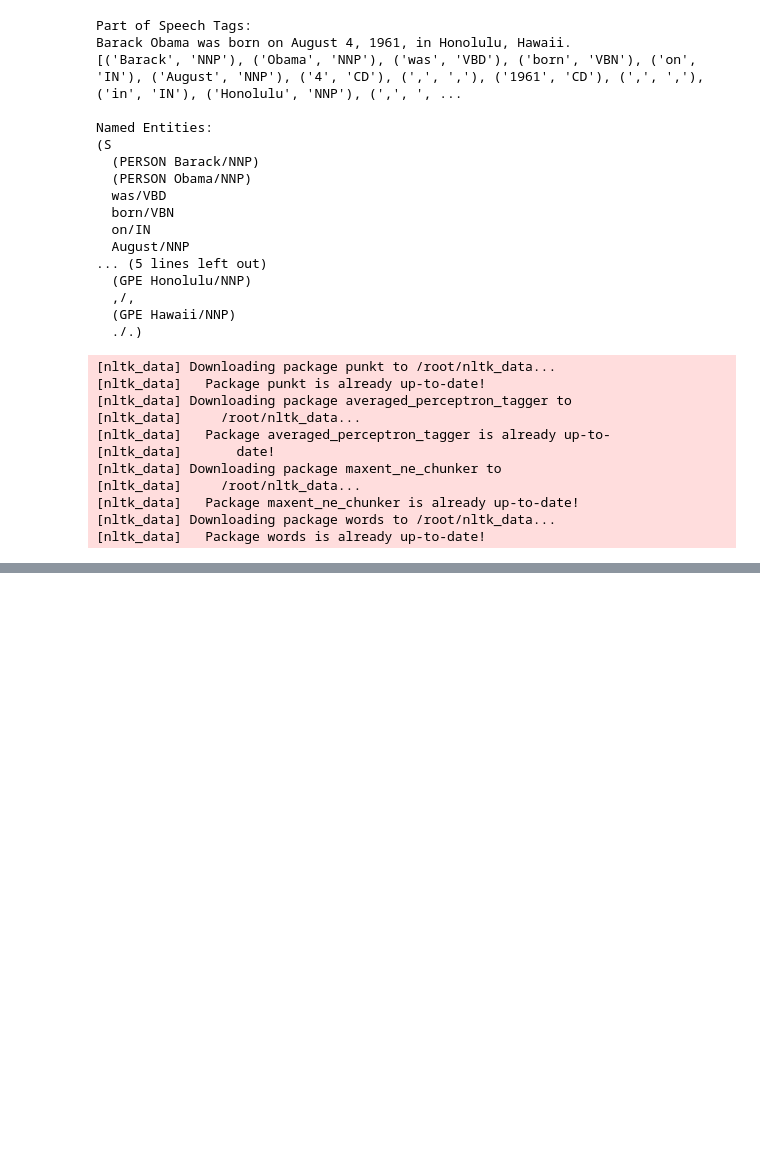
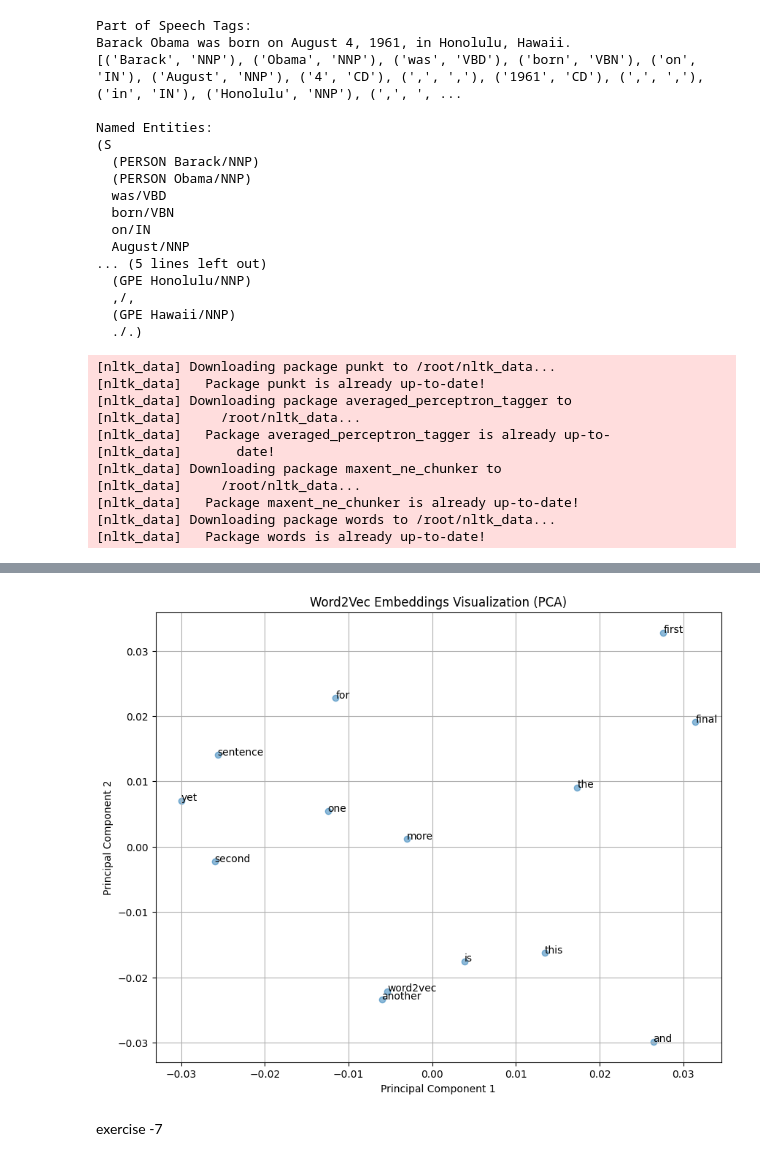
Before and after one commit to LAVANYAVARANASI-123/Google-Cloud-Jam-Module-7, a Jupyter notebook: nlpexternalpractice.ipynb, the cells around one changed output, grey strips where cells are left out. Drawn from its saved outputs; the diff is of its cells as text; code cells hidden in the pictures; blank space fills up the shorter version.

```diff
--- a/nlpexternalpractice.ipynb
+++ b/nlpexternalpractice.ipynb
@@ -607,0 +724,37 @@ AttributeError: module 'urllib3.util' has no attribute 'PROTOCOL_TLS'
+# %%
+from google.colab import files
+
+# Save the trained model to the Colab workspace
+model.save("word2vec_model.bin")
+
+# Download the model file to your local machine
+files.download("word2vec_model.bin")
+
+import numpy as np
+import matplotlib.pyplot as plt
+from sklearn.decomposition import PCA
+from gensim.models import Word2Vec
+
+# Load or train the Word2Vec model (replace this with your model loading/training code)
+model = Word2Vec.load("word2vec_model.bin")
+
+# Get word vectors and corresponding words
+word_vectors = model.wv
+words = list(word_vectors.index_to_key)
+word_vectors_matrix = word_vectors.vectors
+
+# Reduce dimensionality using PCA
+pca = PCA(n_components=2)
+word_vectors_pca = pca.fit_transform(word_vectors_matrix)
+
+# Plot the result
+plt.figure(figsize=(10, 8))
+plt.scatter(word_vectors_pca[:, 0], word_vectors_pca[:, 1], alpha=0.5)
+for i, word in enumerate(words):
+    plt.annotate(word, xy=(word_vectors_pca[i, 0], word_vectors_pca[i, 1]))
+plt.title('Word2Vec Embeddings Visualization (PCA)')
+plt.xlabel('Principal Component 1')
+plt.ylabel('Principal Component 2')
+plt.grid(True)
+plt.show()
+# %% [output]
@@ -607,0 +763 @@ AttributeError: module 'urllib3.util' has no attribute 'PROTOCOL_TLS'
+[figure, added]
@@ -607,0 +767,2 @@ AttributeError: module 'urllib3.util' has no attribute 'PROTOCOL_TLS'
+# %% [markdown]
+exercise -7
```
Also changed, not shown: parts of 8 cells of this notebook.
